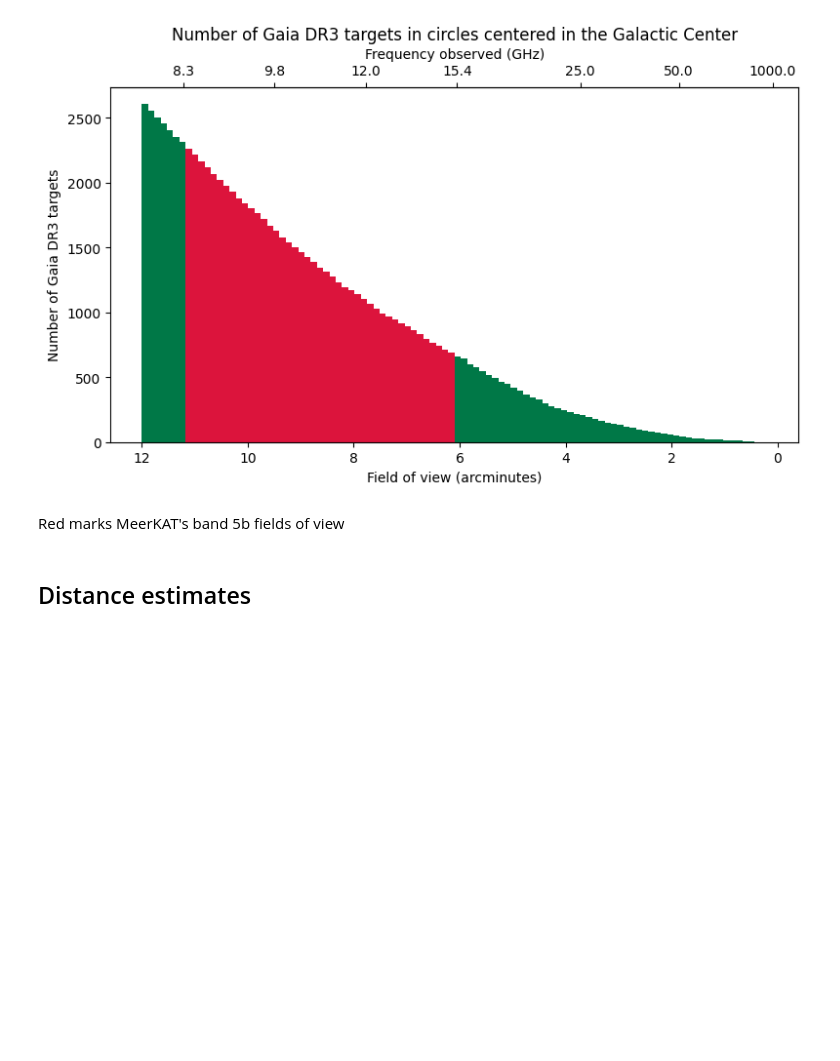
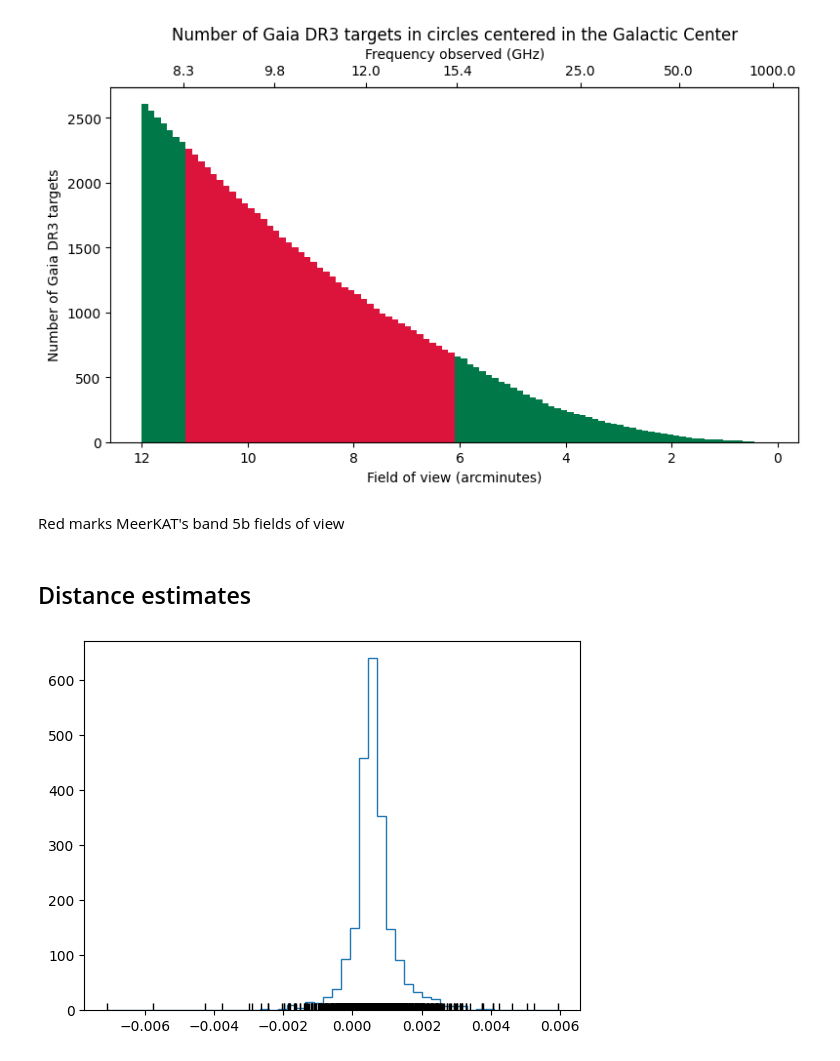
Before and after one commit to Oxke/seti-deliverables, a Jupyter notebook: Gaia targets in GC.ipynb, the cells around one changed output. Saved outputs shown, nothing was run; the diff lists cells and outputs as text; code cells hidden in the pictures; blank space fills up the shorter version.

```diff
--- a/Gaia targets in GC.ipynb
+++ b/Gaia targets in GC.ipynb
@@ -148,6 +148,11 @@ def naive_distance(parallax, parallax_error):
 naive_distance = np.vectorize(naive_distance)
 # %%
 plx, plx_err = results["parallax"]/1000, results["parallax_error"]/1000
+# %%
+plt.hist(plx, bins=50, histtype="step");
+plt.plot(plx, 0*plx, '|', color='k', markersize=10);
+# %% [output]
+[figure, added]
 # %%
 naive_dist = naive_distance(plx, plx_err)
 posterior_dist = posterior_distance(plx, plx_err)
```
Also changed, not shown: parts of 7 cells of this notebook, 1 other file.
